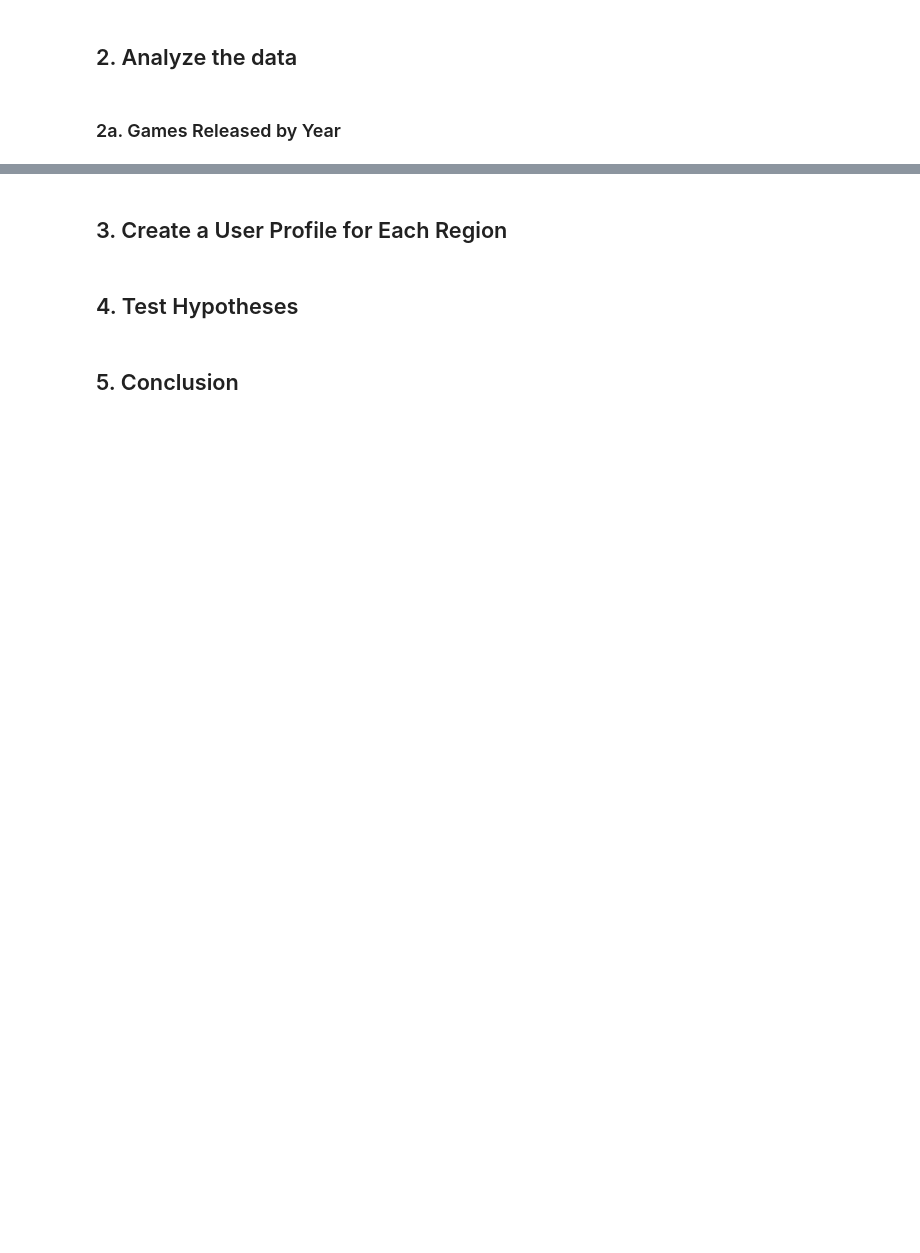
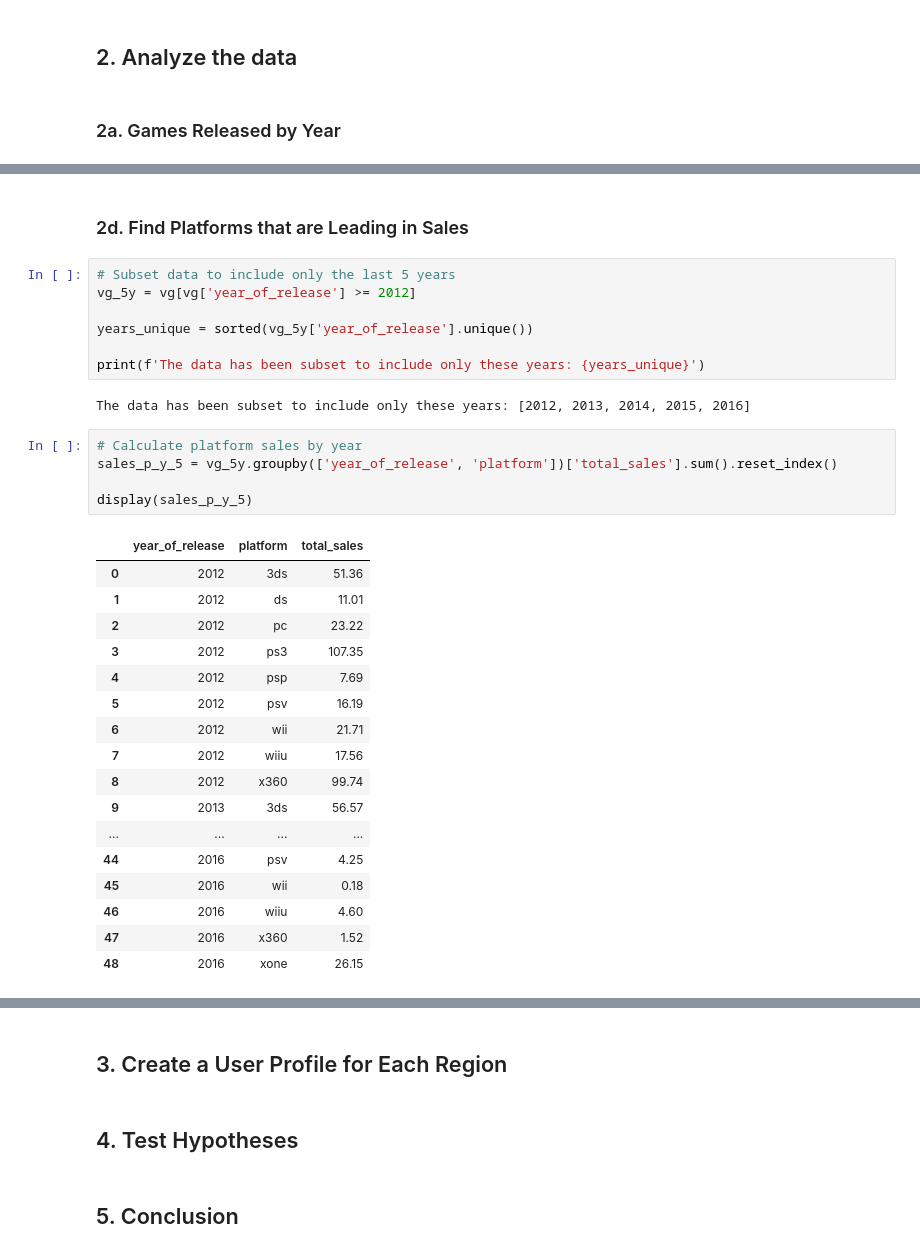
Before and after one commit to kellyshreeve/Forecasting-Global-Video-Game-Preference, a Jupyter notebook: Data Analysis.ipynb, the cells around one changed output, grey strips where cells are left out. Drawn from its saved outputs; the diff is of its cells as text; blank space fills up the shorter version.

Commit message:
Data analysis 2a-c

```diff
--- a/Data Analysis.ipynb
+++ b/Data Analysis.ipynb
@@ -510,0 +629,34 @@ year_bar.show()
+# %% [markdown]
+### 2d. Find Platforms that are Leading in Sales
+# %%
+# Subset data to include only the last 5 years
+vg_5y = vg[vg['year_of_release'] >= 2012]
+
+years_unique = sorted(vg_5y['year_of_release'].unique())
+
+print(f'The data has been subset to include only these years: {years_unique}')
+# %% [output]
+The data has been subset to include only these years: [2012, 2013, 2014, 2015, 2016]
+# %%
+# Calculate platform sales by year
+sales_p_y_5 = vg_5y.groupby(['year_of_release', 'platform'])['total_sales'].sum().reset_index()
+
+display(sales_p_y_5)
+# %% [output]
+|  | year_of_release | platform | total_sales |
+| 0 | 2012 | 3ds | 51.36 |
+| 1 | 2012 | ds | 11.01 |
+| 2 | 2012 | pc | 23.22 |
+| 3 | 2012 | ps3 | 107.35 |
+| 4 | 2012 | psp | 7.69 |
+| 5 | 2012 | psv | 16.19 |
+| 6 | 2012 | wii | 21.71 |
+| 7 | 2012 | wiiu | 17.56 |
+| 8 | 2012 | x360 | 99.74 |
+| 9 | 2013 | 3ds | 56.57 |
+| ... | ... | ... | ... |
+| 44 | 2016 | psv | 4.25 |
+| 45 | 2016 | wii | 0.18 |
+| 46 | 2016 | wiiu | 4.60 |
+| 47 | 2016 | x360 | 1.52 |
+| 48 | 2016 | xone | 26.15 |
```
Also changed, not shown: parts of 24 cells of this notebook.
